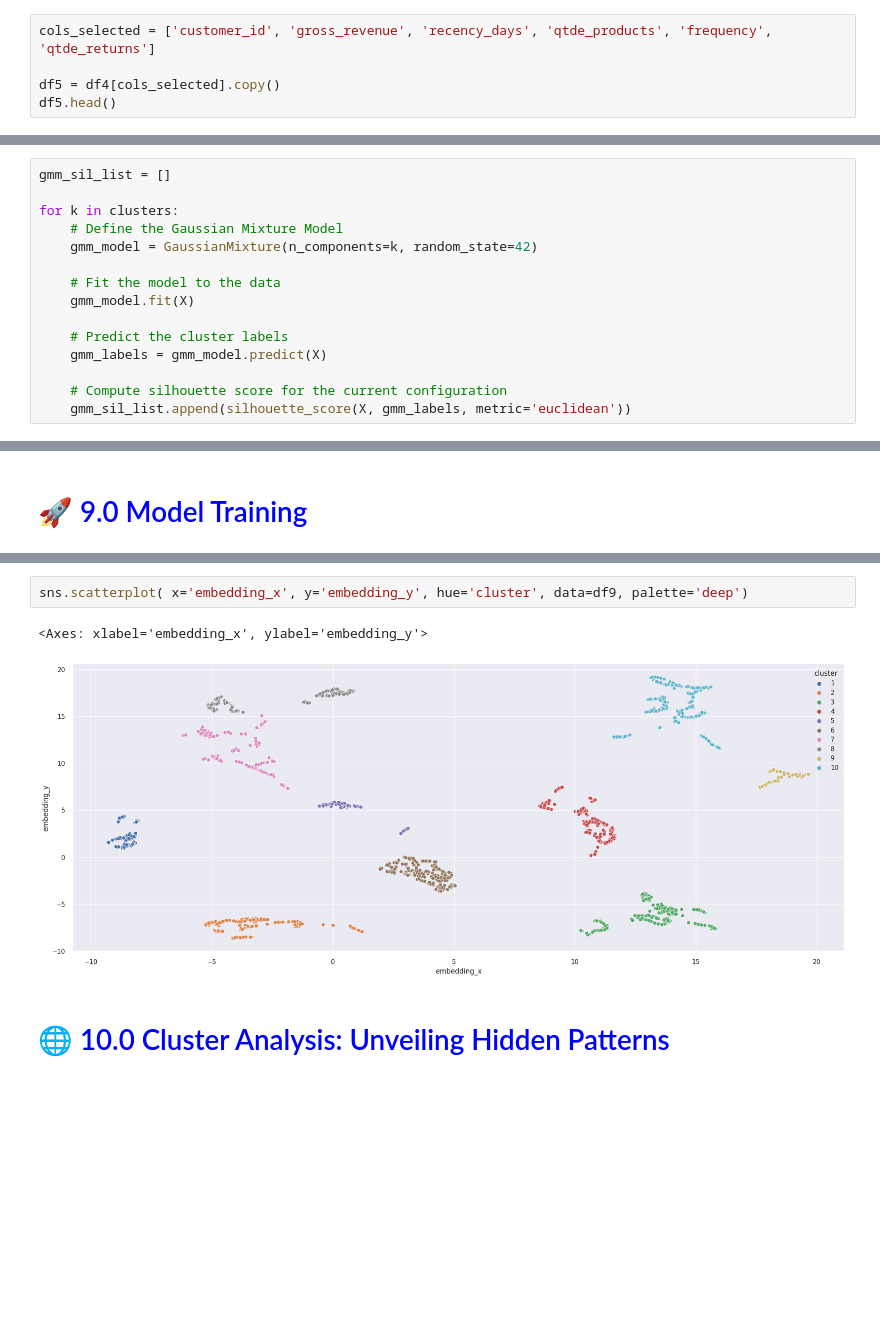
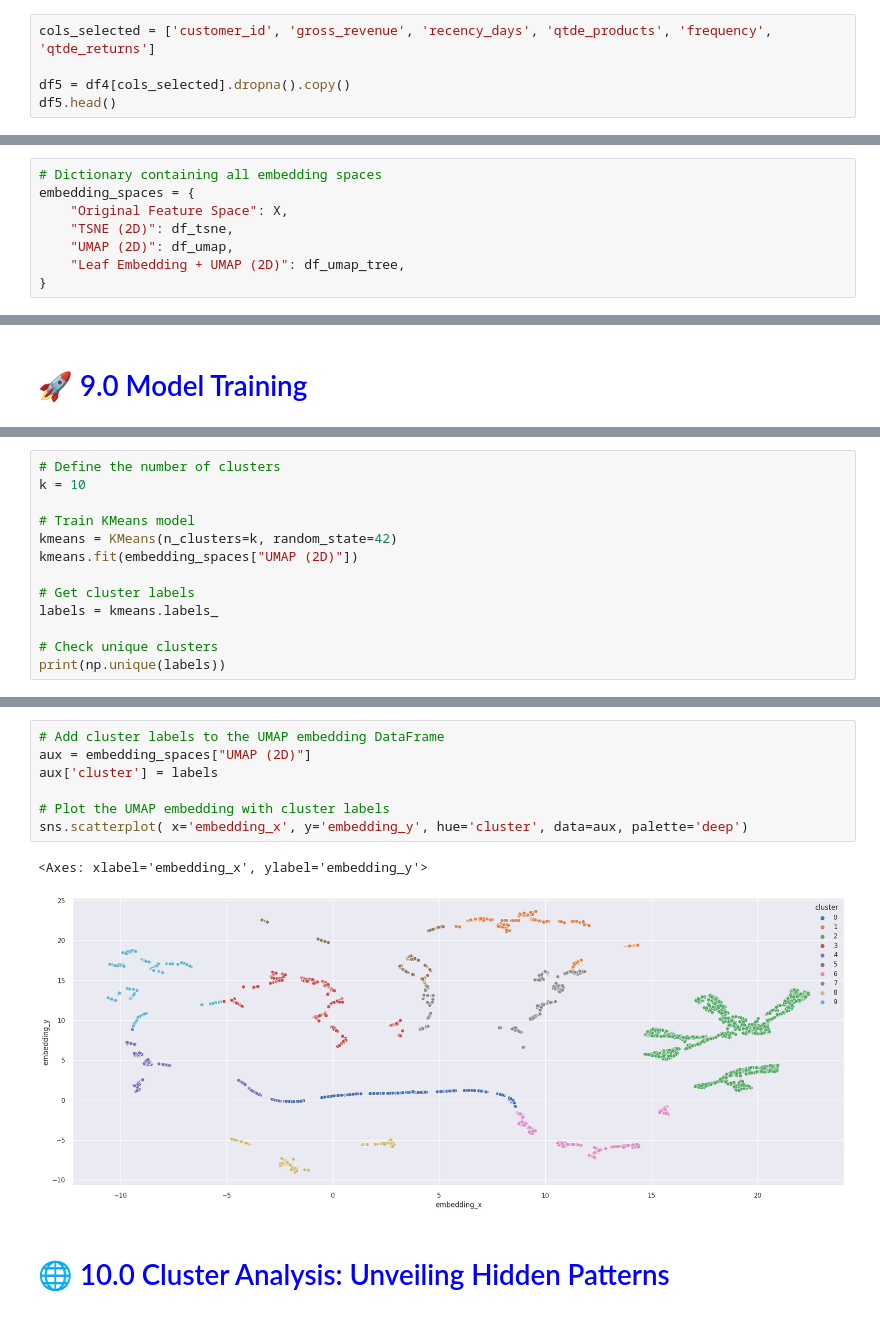
Before and after one commit to Leonamrsm/insiders_clustering, a Jupyter notebook: notebooks/c08_lr_validation of hypothesis.ipynb, the cells around one changed output, grey strips where cells are left out. Cells and saved outputs as stored; diff of their text form; blank space fills up the shorter version.

```diff
--- a/notebooks/c08_lr_validation of hypothesis.ipynb
+++ b/notebooks/c08_lr_validation of hypothesis.ipynb
@@ -1024,7 +1002,7 @@ Experiment with different feature subsets and evaluate cluster quality using:
 # %%
 cols_selected = ['customer_id', 'gross_revenue', 'recency_days', 'qtde_products', 'frequency', 'qtde_returns']
 
-df5 = df4[cols_selected].copy()
+df5 = df4[cols_selected].dropna().copy()
 df5.head()
 # %% [output]
 |  | customer_id | gross_revenue | recency_days | qtde_products | frequency | qtde_returns |
@@ -1427,15 +1363,0 @@ Best number of clusters: 10 (Silhouette Score = 0.674)
-# %%
-gmm_sil_list = []
-
-for k in clusters:
-    # Define the Gaussian Mixture Model
-    gmm_model = GaussianMixture(n_components=k, random_state=42)
-
-    # Fit the model to the data
-    gmm_model.fit(X)
-
-    # Predict the cluster labels
-    gmm_labels = gmm_model.predict(X)
-
-    # Compute silhouette score for the current configuration
-    gmm_sil_list.append(silhouette_score(X, gmm_labels, metric='euclidean'))
@@ -1806,0 +1366,8 @@ The silhouette analysis confirms **$k=10$** as the optimal configuration for thi
+# %%
+# Dictionary containing all embedding spaces
+embedding_spaces = {
+    "Original Feature Space": X,
+    "TSNE (2D)": df_tsne,
+    "UMAP (2D)": df_umap,
+    "Leaf Embedding + UMAP (2D)": df_umap_tree,
+}
@@ -1853,0 +1861,13 @@ df9.head()
+# %%
+# Define the number of clusters
+k = 10
+
+# Train KMeans model
+kmeans = KMeans(n_clusters=k, random_state=42)
+kmeans.fit(embedding_spaces["UMAP (2D)"])
+
+# Get cluster labels
+labels = kmeans.labels_
+
+# Check unique clusters
+print(np.unique(labels))
@@ -1854,8 +1892,13 @@ df9.head()
 # %%
-sns.scatterplot( x='embedding_x', y='embedding_y', hue='cluster', data=df9, palette='deep')
+# Add cluster labels to the UMAP embedding DataFrame
+aux = embedding_spaces["UMAP (2D)"]
+aux['cluster'] = labels
+
+# Plot the UMAP embedding with cluster labels
+sns.scatterplot( x='embedding_x', y='embedding_y', hue='cluster', data=aux, palette='deep')
 # %% [output]
 <Axes: xlabel='embedding_x', ylabel='embedding_y'>
-[figure, old version]
+[figure, new version]
 # %% [markdown]
 # <font color='blue'> 🌐 10.0 Cluster Analysis: Unveiling Hidden Patterns
 # %%
```
Also changed, not shown: parts of 101 cells of this notebook.
